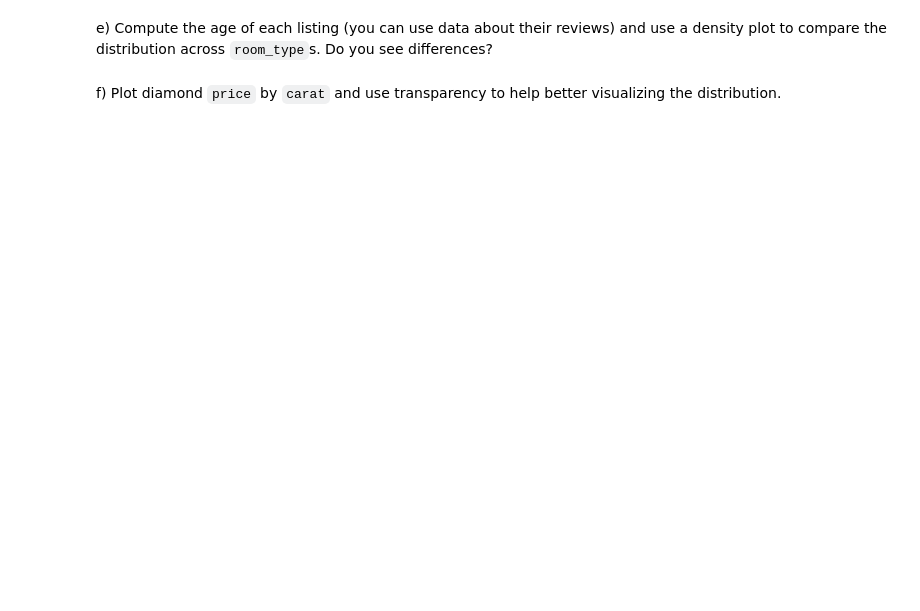
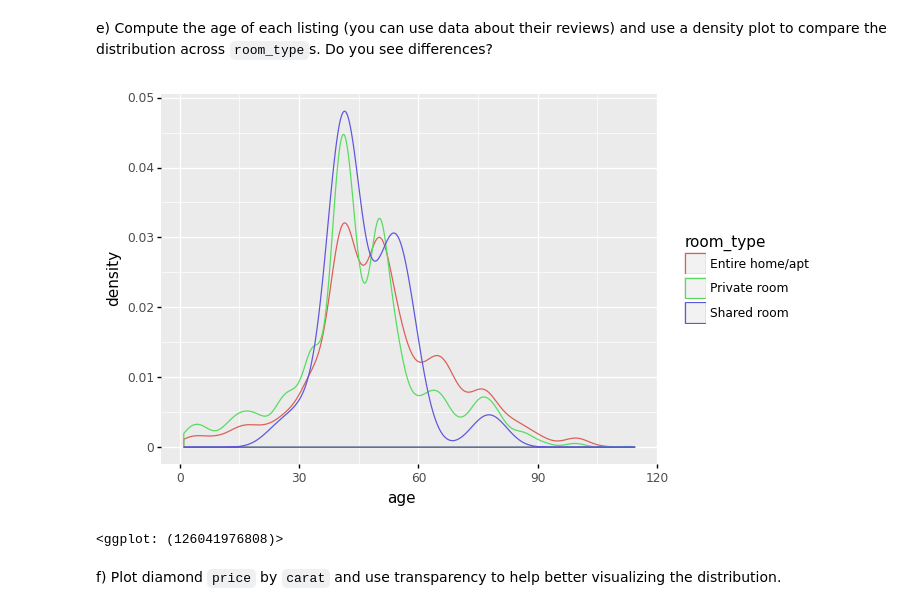
Before and after one commit to Gogonemnem/tu-delft-assignments, a Jupyter notebook: assignment3/eda.exercises_b.ipynb, the cells around one changed output. Saved outputs shown, nothing was run; the diff lists cells and outputs as text; code cells hidden in the pictures; blank space fills up the shorter version.

```diff
--- a/assignment3/eda.exercises_b.ipynb
+++ b/assignment3/eda.exercises_b.ipynb
@@ -53,4 +92,12 @@ d) Which variable seems to have the largest impact on a listing's `price`: `neig
 # %% [markdown]
 e) Compute the age of each listing (you can use data about their reviews) and use a density plot to compare the distribution across `room_type`s. Do you see differences?
+# %%
+listings2 = listings \
+    .assign(age = listings['number_of_reviews']/listings['reviews_per_month'])
+ggplot(listings2, aes('age', color = 'room_type')) + \
+    geom_density()
+# %% [output]
+[figure, added]
+<ggplot: (126041976808)>
 # %% [markdown]
 f) Plot diamond `price` by `carat` and use transparency to help better visualizing the distribution.
```
Also changed, not shown: parts of 11 cells of this notebook.
